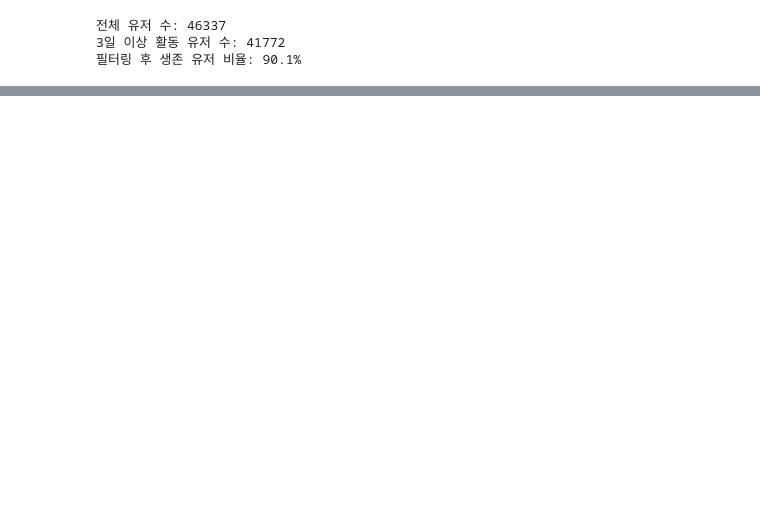
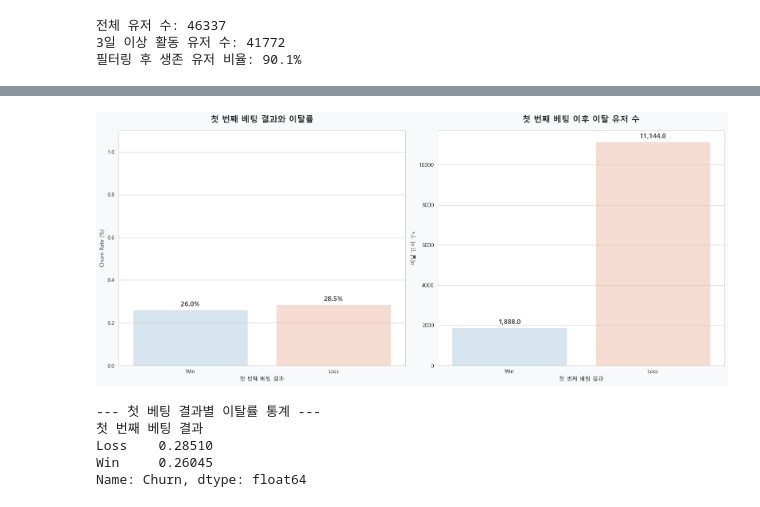
Before and after one commit to SKNETWORKS-FAMILY-AICAMP/SKN24-2nd-3Team, a Jupyter notebook: notebooks/psy/02_EDA.ipynb, the cells around one changed output, grey strips where cells are left out. Drawn from its saved outputs; the diff is of its cells as text; code cells hidden in the pictures; blank space fills up the shorter version.

```diff
--- a/notebooks/psy/02_EDA.ipynb
+++ b/notebooks/psy/02_EDA.ipynb
@@ -706,0 +554,78 @@ Name: Churn, dtype: float64
+# %%
+# 1. 데이터 통합 및 이름 통일
+f_temp = df_F[['UserID', 'DateBet', 'StakeF', 'WinF']].copy()
+f_temp.columns = ['UserID', 'DateBet', 'Stake', 'Win']
+
+l_temp = df_L[['UserID', 'DateBet', 'StakeL', 'WinL']].copy()
+l_temp.columns = ['UserID', 'DateBet', 'Stake', 'Win']
+
+df_combined = pd.concat([f_temp, l_temp], axis=0)
+df_combined['DateBet'] = pd.to_datetime(df_combined['DateBet'])
+
+# 2. 유저별 '진짜 첫 번째' 베팅 기록 추출
+df_absolute_first = df_combined.sort_values(by=['UserID', 'DateBet']).groupby('UserID').first().reset_index()
+
+# 3. 성적 정의 (Win / Loss)
+df_absolute_first['첫 번째 베팅 결과'] = df_absolute_first.apply(
+    lambda x: 'Win' if x['Win'] > x['Stake'] else 'Loss', axis=1
+)
+
+# 4. df_final의 Churn 정보와 결합
+df_analysis = pd.merge(
+    df_absolute_first[['UserID', '첫 번째 베팅 결과', 'DateBet']],
+    df_final[['UserID', 'Churn']],
+    on='UserID'
+)
+
+# 5. 시각화
+plt.figure(figsize=(16, 7), facecolor='#f8f9fa')
+
+# --- (좌) 진짜 첫 베팅 결과에 따른 이탈률 (%) ---
+plt.subplot(1, 2, 1)
+# alpha=0.5로 연하게, RdBu_r 적용
+ax1 = sns.barplot(x='첫 번째 베팅 결과', y='Churn', data=df_analysis,
+                  palette='RdBu_r', ci=None, alpha=0.5, order=['Win', 'Loss'])
+
+# 막대 위에 이탈률 % 표시
+for p in ax1.patches:
+    ax1.annotate(format(p.get_height(), '.1%'),
+                 (p.get_x() + p.get_width() / 2., p.get_height()),
+                 ha = 'center', va = 'center',
+                 xytext = (0, 10), textcoords = 'offset points',
+                 fontsize=12, fontweight='bold', color='#444444')
+
+plt.title('첫 번째 베팅 결과와 이탈률', fontsize=15, fontweight='bold', pad=15)
+plt.ylabel('Churn Rate (%)')
+plt.ylim(0, 1.1)
+
+# --- (우) ★ 이탈자(Churn=1) 중 첫 베팅 결과 분포 ★ ---
+plt.subplot(1, 2, 2)
+# 이탈자만 필터링하여 카운트 플롯 생성
+churned_only = df_analysis[df_analysis['Churn'] == 1]
+ax2 = sns.countplot(x='첫 번째 베팅 결과', data=churned_only,
+                    palette='RdBu_r', alpha=0.5, order=['Win', 'Loss'])
+
+# 막대 위에 이탈 유저 수(명) 표시
+for p in ax2.patches:
+    ax2.annotate(format(p.get_height(), ','),
+                 (p.get_x() + p.get_width() / 2., p.get_height()),
+                 ha = 'center', va = 'center',
+                 xytext = (0, 10), textcoords = 'offset points',
+                 fontsize=12, fontweight='bold', color='#444444')
+
+plt.title('첫 번째 베팅 이후 이탈 유저 수', fontsize=15, fontweight='bold', pad=15)
+plt.ylabel('이탈 유저 수s')
+
+plt.tight_layout()
+plt.show()
+
+# 상세 수치 출력
+print("--- 첫 베팅 결과별 이탈률 통계 ---")
+print(df_analysis.groupby('첫 번째 베팅 결과')['Churn'].mean())
+# %% [output]
+[figure, added]
+--- 첫 베팅 결과별 이탈률 통계 ---
+첫 번째 베팅 결과
+Loss    0.28510
+Win     0.26045
+Name: Churn, dtype: float64
```
Also changed, not shown: parts of 16 cells of this notebook, 10 other files.
